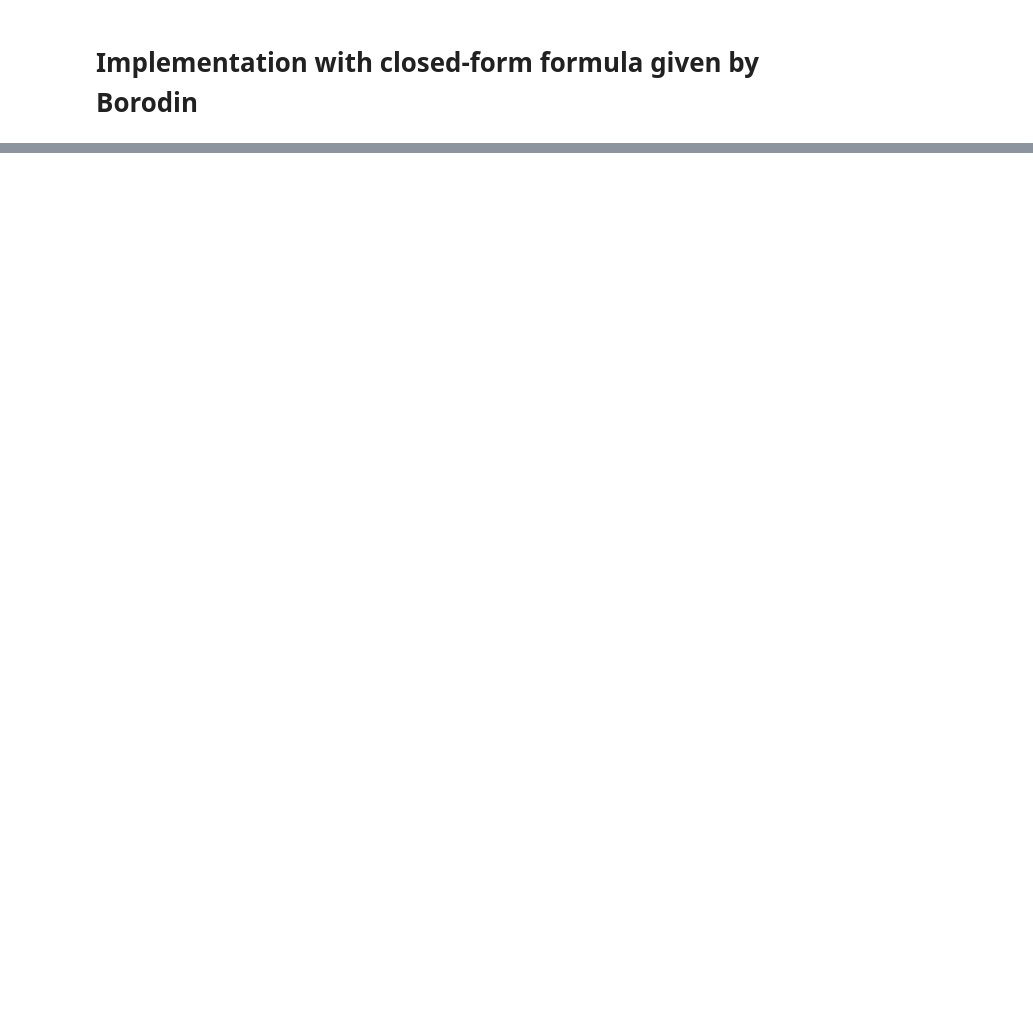
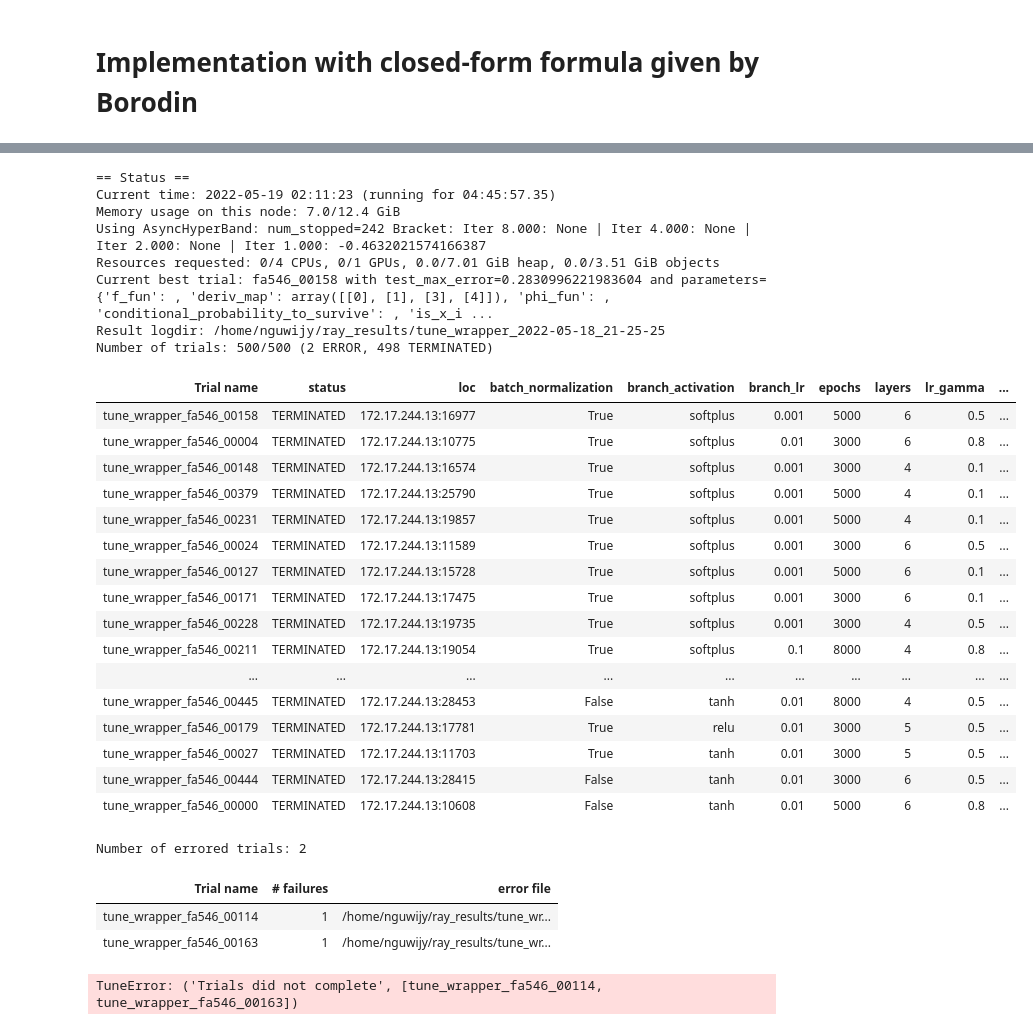
Before and after one commit to nguwijy/deep_branching_with_domain, a Jupyter notebook: parameter_tuning.ipynb, the cells around one changed output, grey strips where cells are left out. Cells and saved outputs as stored; diff of their text form; code cells hidden in the pictures; blank space fills up the shorter version.

```diff
--- a/parameter_tuning.ipynb
+++ b/parameter_tuning.ipynb
@@ -60,15 +38,19 @@ def conditional_probability_to_survive(t, x, y, k_arr=range(-5, 5)):
 def is_x_inside(x):
     return torch.logical_and(lower_bound <= x, x <= upper_bound).all(dim=0)
 
-def tune_wrapper(config, grid_d_dim_with_t, true):
-    torch.manual_seed(0)
+def tune_wrapper(config, grid_d_dim_with_t=None, true=None, tune_report=True, x=None, y=None, seed=0):
+    torch.manual_seed(seed)
     model = Net(**config)
-    output_dict = model.train_and_eval(debug_mode=False, return_dict=True)
-    nn = (
-        model(torch.tensor(grid_d_dim_with_t.astype(np.float32).T, device=model.device), patch=model.patches-1)
-            .detach()
-            .cpu()
-            .numpy()
-    )
-    tune.report(runtime=output_dict[f"patch_{model.patches-1}"][0], test_max_error=np.abs(true - nn).max())
+    if tune_report:
+        output_dict = model.train_and_eval(debug_mode=False, return_dict=True, x=x, y=y)
+        nn = (
+            model(torch.tensor(grid_d_dim_with_t.astype(np.float32).T, device=model.device), patch=model.patches-1)
+                .detach()
+                .cpu()
+                .numpy()
+        )
+        tune.report(runtime=output_dict[f"patch_{model.patches-1}"][0], test_max_error=np.abs(true - nn).max())
+    else:
+        x, y = model.gen_sample(patch=model.patches-1)
+        return x, y
 # %% [markdown]
@@ -194,0 +149,48 @@ Number of trials: 128/500 (16 PENDING, 1 RUNNING, 111 TERMINATED)
+# %%
+# better parameters:
+#     - batch_normalization=True
+#     - branch_activation=softplus
+#     - layers=6
+#     - neurons=50
+#     - branch_lr=1e-3
+#     - epochs=5000
+# at this stage, it is better to use lr_gamma=0.8 (see below)
+result = tune.run(
+    partial(tune_wrapper, grid_d_dim_with_t=grid_d_dim_with_t, true=true, x=x, y=y, seed=0),
+    resources_per_trial={"cpu": 4, "gpu": 1},
+    config=config,
+    num_samples=runs,
+    scheduler=scheduler,
+    progress_reporter=reporter,
+)
+# %% [output]
+== Status ==
+Current time: 2022-05-19 02:11:23 (running for 04:45:57.35)
+Memory usage on this node: 7.0/12.4 GiB
+Using AsyncHyperBand: num_stopped=242 Bracket: Iter 8.000: None | Iter 4.000: None | Iter 2.000: None | Iter 1.000: -0.4632021574166387
+Resources requested: 0/4 CPUs, 0/1 GPUs, 0.0/7.01 GiB heap, 0.0/3.51 GiB objects
+Current best trial: fa546_00158 with test_max_error=0.2830996221983604 and parameters={'f_fun': , 'deriv_map': array([[0], [1], [3], [4]]), 'phi_fun': , 'conditional_probability_to_survive': , 'is_x_i ...
+Result logdir: /home/nguwijy/ray_results/tune_wrapper_2022-05-18_21-25-25
+Number of trials: 500/500 (2 ERROR, 498 TERMINATED)
+| Trial name | status | loc | batch_normalization | branch_activation | branch_lr | epochs | layers | lr_gamma | ... |
+| tune_wrapper_fa546_00158 | TERMINATED | 172.17.244.13:16977 | True | softplus | 0.001 | 5000 | 6 | 0.5 | ... |
+| tune_wrapper_fa546_00004 | TERMINATED | 172.17.244.13:10775 | True | softplus | 0.01 | 3000 | 6 | 0.8 | ... |
+| tune_wrapper_fa546_00148 | TERMINATED | 172.17.244.13:16574 | True | softplus | 0.001 | 3000 | 4 | 0.1 | ... |
+| tune_wrapper_fa546_00379 | TERMINATED | 172.17.244.13:25790 | True | softplus | 0.001 | 5000 | 4 | 0.1 | ... |
+| tune_wrapper_fa546_00231 | TERMINATED | 172.17.244.13:19857 | True | softplus | 0.001 | 5000 | 4 | 0.1 | ... |
+| tune_wrapper_fa546_00024 | TERMINATED | 172.17.244.13:11589 | True | softplus | 0.001 | 3000 | 6 | 0.5 | ... |
+| tune_wrapper_fa546_00127 | TERMINATED | 172.17.244.13:15728 | True | softplus | 0.001 | 5000 | 6 | 0.1 | ... |
+| tune_wrapper_fa546_00171 | TERMINATED | 172.17.244.13:17475 | True | softplus | 0.001 | 3000 | 6 | 0.1 | ... |
+| tune_wrapper_fa546_00228 | TERMINATED | 172.17.244.13:19735 | True | softplus | 0.001 | 3000 | 4 | 0.5 | ... |
+| tune_wrapper_fa546_00211 | TERMINATED | 172.17.244.13:19054 | True | softplus | 0.1 | 8000 | 4 | 0.8 | ... |
+| ... | ... | ... | ... | ... | ... | ... | ... | ... | ... |
+| tune_wrapper_fa546_00445 | TERMINATED | 172.17.244.13:28453 | False | tanh | 0.01 | 8000 | 4 | 0.5 | ... |
+| tune_wrapper_fa546_00179 | TERMINATED | 172.17.244.13:17781 | True | relu | 0.01 | 3000 | 5 | 0.5 | ... |
+| tune_wrapper_fa546_00027 | TERMINATED | 172.17.244.13:11703 | True | tanh | 0.01 | 3000 | 5 | 0.5 | ... |
+| tune_wrapper_fa546_00444 | TERMINATED | 172.17.244.13:28415 | False | tanh | 0.01 | 3000 | 6 | 0.5 | ... |
+| tune_wrapper_fa546_00000 | TERMINATED | 172.17.244.13:10608 | False | tanh | 0.01 | 5000 | 6 | 0.8 | ... |
+Number of errored trials: 2
+| Trial name | # failures | error file |
+| tune_wrapper_fa546_00114 | 1 | /home/nguwijy/ray_results/tune_wr... |
+| tune_wrapper_fa546_00163 | 1 | /home/nguwijy/ray_results/tune_wr... |
+TuneError: ('Trials did not complete', [tune_wrapper_fa546_00114, tune_wrapper_fa546_00163])
```
Also changed, not shown: parts of 7 cells of this notebook, 1 other file.
